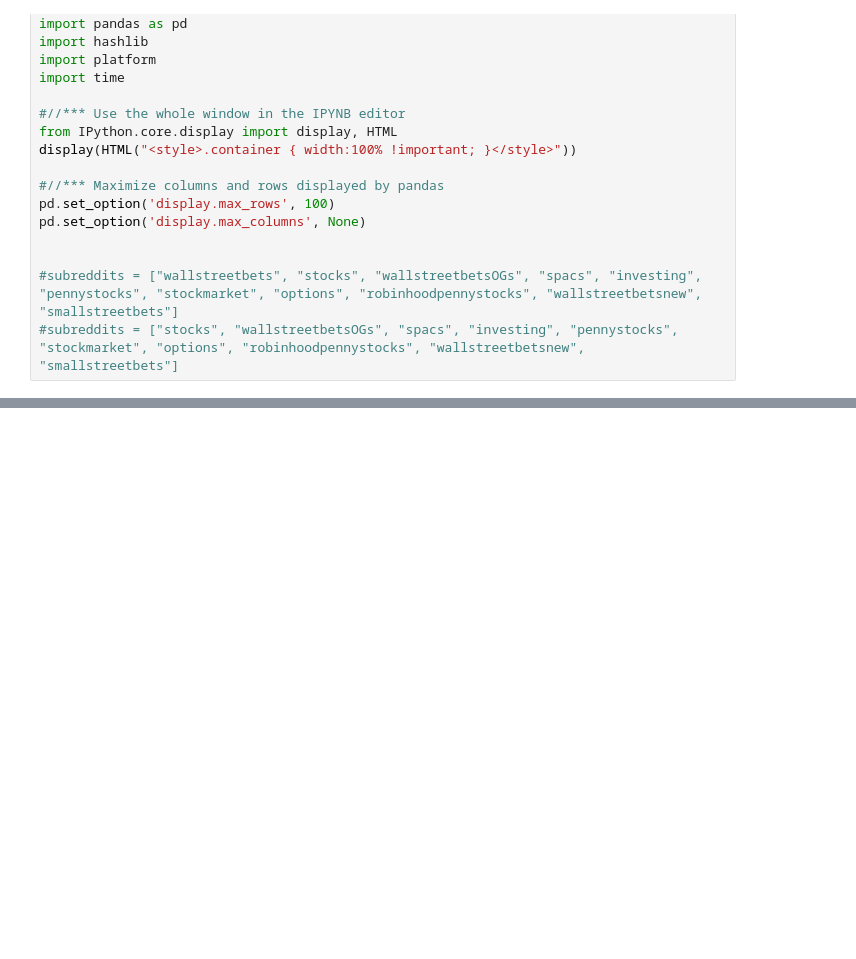
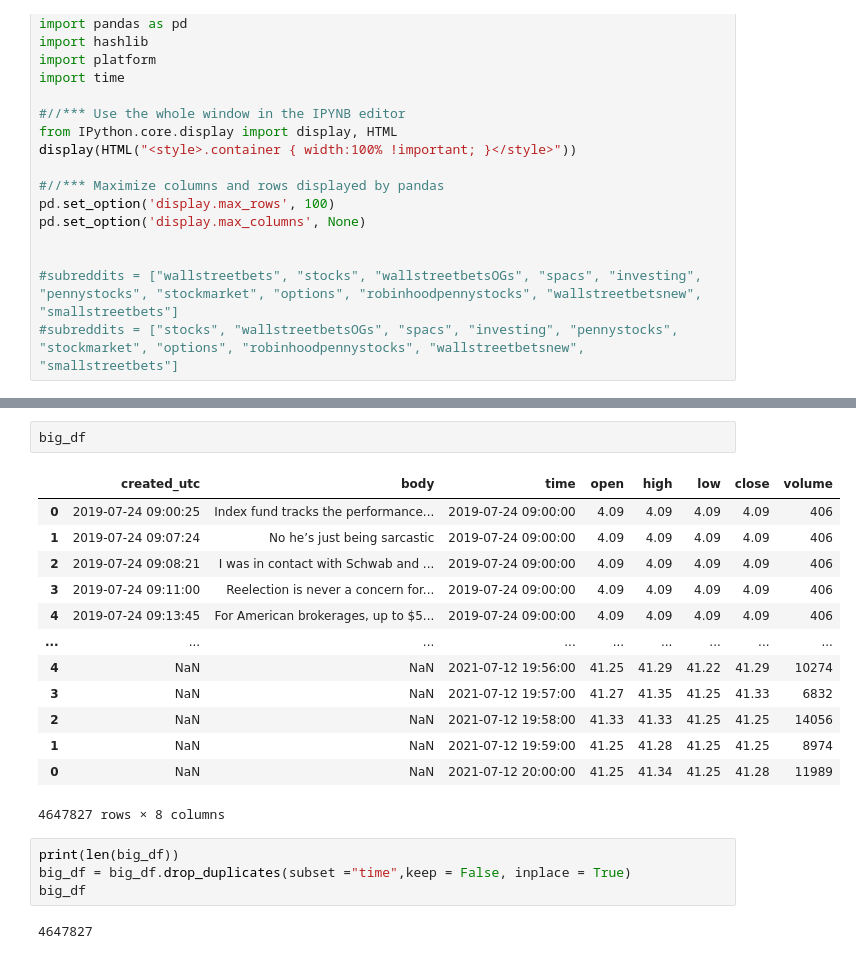
Before and after one commit to kstoneburner/DSC630_TermProject, a Jupyter notebook: Scratch_notebook_Kurt.ipynb, the cells around one changed output, grey strips where cells are left out. Cells and saved outputs as stored; diff of their text form; blank space fills up the shorter version.

```diff
--- a/Scratch_notebook_Kurt.ipynb
+++ b/Scratch_notebook_Kurt.ipynb
@@ -78,0 +111,22 @@ print(df)
+# %%
+big_df
+# %% [output]
+|  | created_utc | body | time | open | high | low | close | volume |
+| 0 | 2019-07-24 09:00:25 | Index fund tracks the performance... | 2019-07-24 09:00:00 | 4.09 | 4.09 | 4.09 | 4.09 | 406 |
+| 1 | 2019-07-24 09:07:24 | No he’s just being sarcastic | 2019-07-24 09:00:00 | 4.09 | 4.09 | 4.09 | 4.09 | 406 |
+| 2 | 2019-07-24 09:08:21 | I was in contact with Schwab and ... | 2019-07-24 09:00:00 | 4.09 | 4.09 | 4.09 | 4.09 | 406 |
+| 3 | 2019-07-24 09:11:00 | Reelection is never a concern for... | 2019-07-24 09:00:00 | 4.09 | 4.09 | 4.09 | 4.09 | 406 |
+| 4 | 2019-07-24 09:13:45 | For American brokerages, up to $5... | 2019-07-24 09:00:00 | 4.09 | 4.09 | 4.09 | 4.09 | 406 |
+| ... | ... | ... | ... | ... | ... | ... | ... | ... |
+| 4 | NaN | NaN | 2021-07-12 19:56:00 | 41.25 | 41.29 | 41.22 | 41.29 | 10274 |
+| 3 | NaN | NaN | 2021-07-12 19:57:00 | 41.27 | 41.35 | 41.25 | 41.33 | 6832 |
+| 2 | NaN | NaN | 2021-07-12 19:58:00 | 41.33 | 41.33 | 41.25 | 41.25 | 14056 |
+| 1 | NaN | NaN | 2021-07-12 19:59:00 | 41.25 | 41.28 | 41.25 | 41.25 | 8974 |
+| 0 | NaN | NaN | 2021-07-12 20:00:00 | 41.25 | 41.34 | 41.25 | 41.28 | 11989 |
+4647827 rows × 8 columns
+# %%
+print(len(big_df))
+big_df = big_df.drop_duplicates(subset ="time",keep = False, inplace = True)
+big_df
+# %% [output]
+4647827
```
Also changed, not shown: parts of 8 cells of this notebook, 7 other files.
